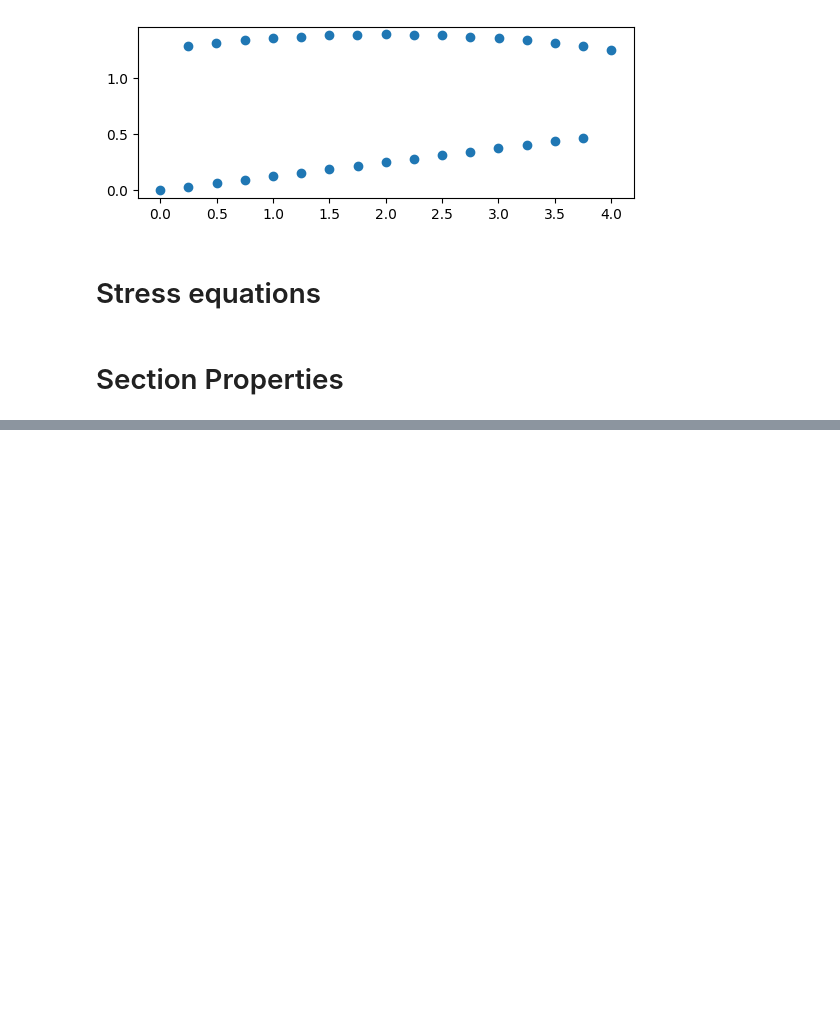
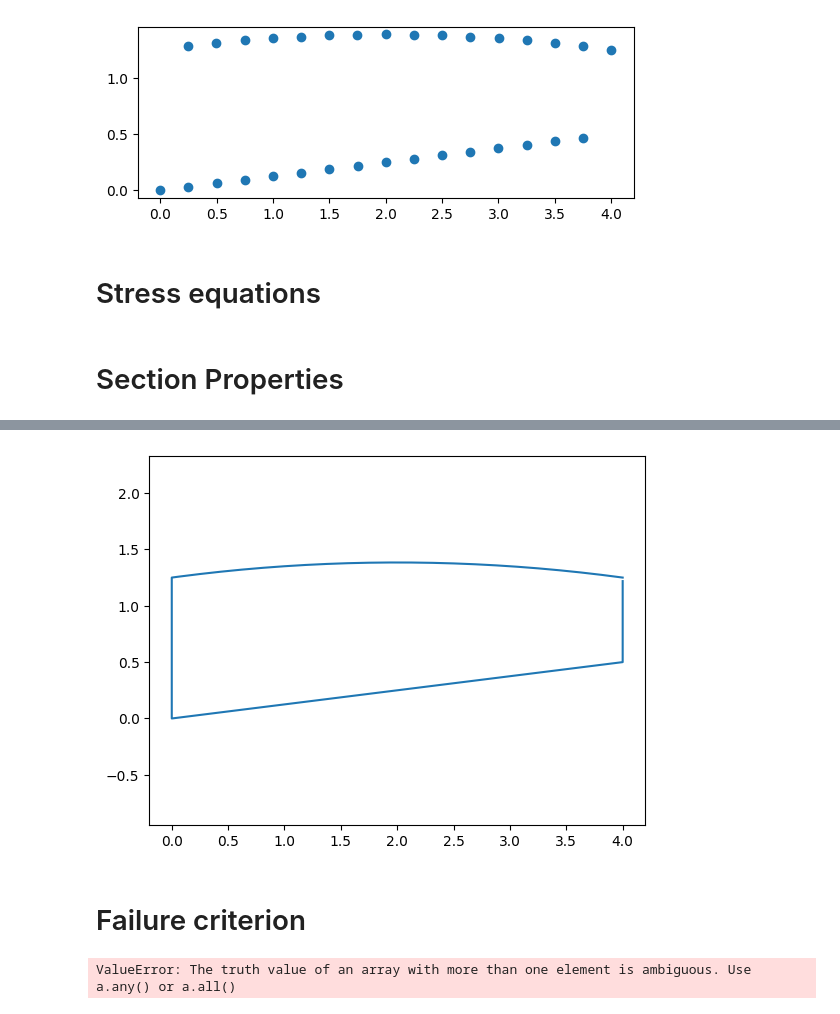
Before and after one commit to 22ispencer/wingbox-py, a Jupyter notebook: plan_b.ipynb, the cells around one changed output, grey strips where cells are left out. Drawn from its saved outputs; the diff is of its cells as text; code cells hidden in the pictures; blank space fills up the shorter version.

Commit message:
failure load (broken)

```diff
--- a/plan_b.ipynb
+++ b/plan_b.ipynb
@@ -165,0 +297,8 @@ print(json.dumps(stringers.tolist()))
+# %%
+fig, ax = plt.subplots()
+_ = ax.axis("equal")
+_ = ax.plot(points[0], points[1])
+# %% [output]
+[figure, added]
+# %% [markdown]
+# Failure criterion
@@ -165,0 +325,26 @@ print(json.dumps(stringers.tolist()))
+# %%
+min_load = 0
+max_load = 100
+for i in range(15):
+    load = (min_load + max_load) / 2
+    did_fail = failed(
+        0,
+        points[0],
+        points[1],
+        points[2],
+        load,
+        i_yy,
+        i_zz,
+        i_yz,
+        y_bar,
+        z_bar,
+        points[3],
+    )
+
+    if np.count_nonzero(did_fail):
+        max_load = load
+    else:
+        min_load = load
+print(load)
+# %% [output]
+ValueError: The truth value of an array with more than one element is ambiguous. Use a.any() or a.all()
```
Also changed, not shown: parts of 9 cells of this notebook.
